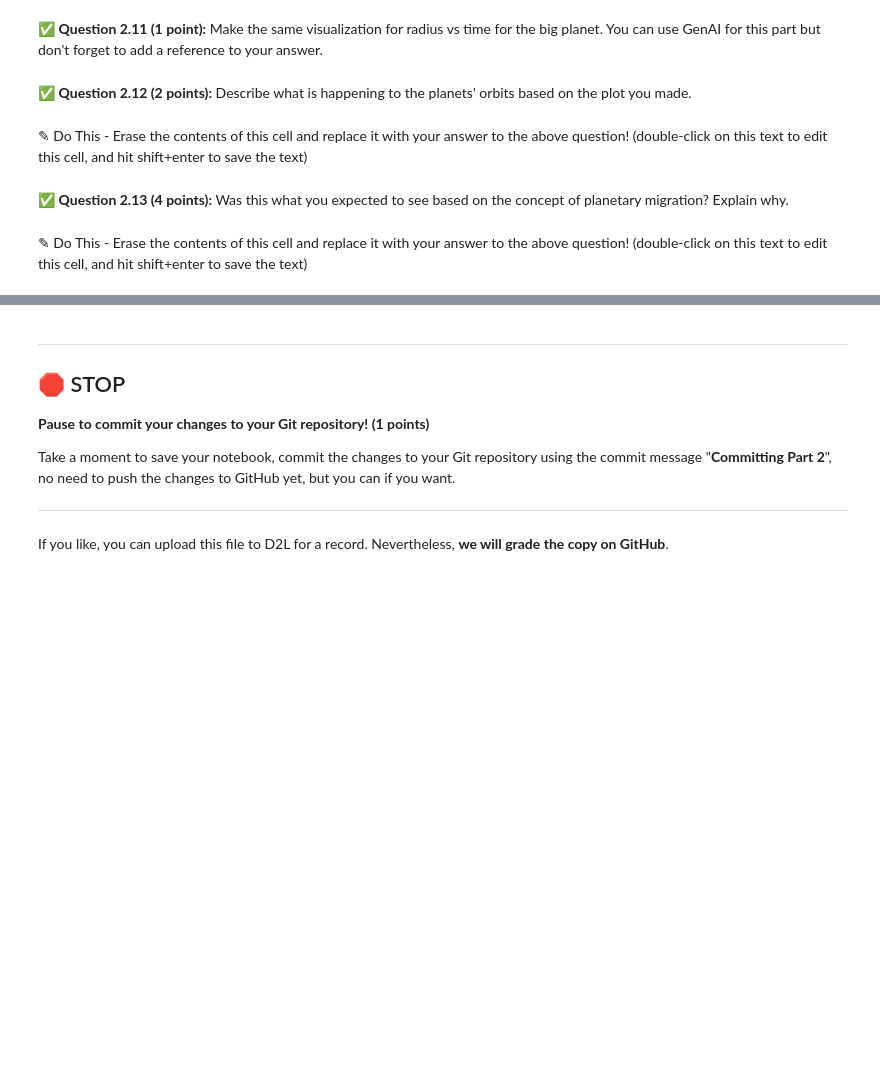
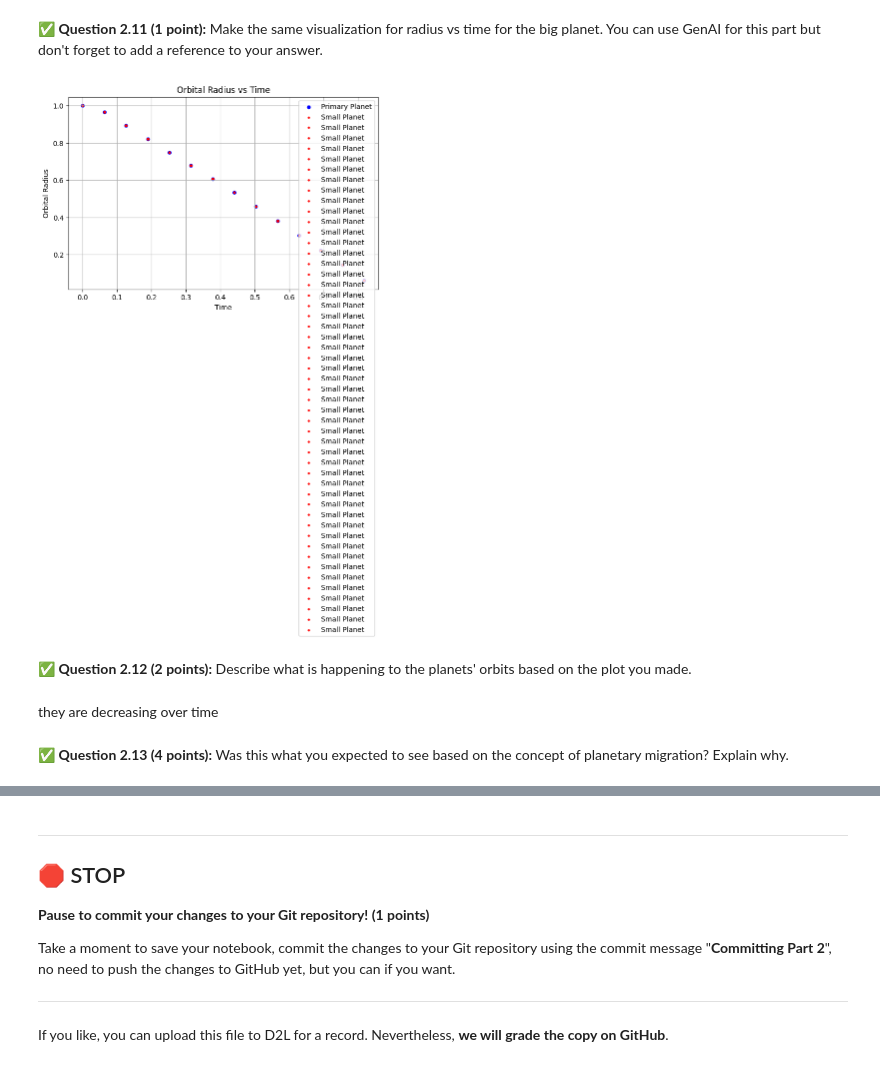
Before and after one commit to abdollahegazy/cmse202-s25-turnin, a Jupyter notebook: hw-02/HW2/HW02_Part1-Orbits-SS25-STUDENT.ipynb, the cells around one changed output, grey strips where cells are left out. Drawn from its saved outputs; the diff is of its cells as text; code cells hidden in the pictures; blank space fills up the shorter version.

```diff
--- a/hw-02/HW2/HW02_Part1-Orbits-SS25-STUDENT.ipynb
+++ b/hw-02/HW2/HW02_Part1-Orbits-SS25-STUDENT.ipynb
@@ -241,9 +241,8 @@ class Planet:
         """
         # here you need to use the equation you found that relates orbital period and radius.
 
-        G = 6.67430e-11  #
-        T = 2 * np.pi * np.sqrt(self.orbital_radius**3 / (G * self.star_mass))
-
+        # G = 6.67430e-11  #
+        T = 2 * np.pi * np.sqrt(self.orbital_radius**3 / (self.star_mass))
         return T
 # %%
 #test your code by running this cell
@@ -483,3 +592,19 @@ class System:
+# %%
+#your code here
+star_mass = 400
+
+# Primary planet (Jupiter-like)
+primary_planet = Planet(mass=150, radius=1, star_mass=star_mass)
+
+# Create 50 small planets between 0.01 and 0.7 radii
+small_planets = [Planet(mass=0.1, radius=r, star_mass=star_mass) for r in np.linspace(0.01, 0.7, 50)]
+
+# Combine primary planet and small planets into a system
+planets = [primary_planet] + small_planets
+system = System(star_mass, planets)
+
+# Run simulation for time = 10
+system.evolve(time=10)
 # %% [markdown]
 ### Visualization
 # %% [markdown]
@@ -489,8 +612,30 @@ class System:
+# %%
+#your code here
+
+time, radius = zip(*system.plot_positions)
+
+# Plot orbital radius vs time
+plt.figure(figsize=(8, 5))
+plt.scatter(time, radius, label="Primary Planet", color="blue", s=20)
+
+# Plot small planets
+for planet in small_planets:
+    radii = [pos[1] for pos in system.plot_positions]
+    plt.scatter(time, radii, label="Small Planet", color="red", s=5)
+
+plt.title("Orbital Radius vs Time")
+plt.xlabel("Time")
+plt.ylabel("Orbital Radius")
+plt.legend()
+plt.grid(True)
+plt.show()
+
+##THIS WAS MADE USING CHATGPT
+# %% [output]
+[figure, added]
 # %% [markdown]
 ✅ **Question 2.12 (2 points):** Describe what is happening to the planets' orbits based on the plot you made.
-# %% [markdown]
-✎ Do This - Erase the contents of this cell and replace it with your answer to the above question! (double-click on this text to edit this cell, and hit shift+enter to save the text)
+# %% [markdown]
+they are decreasing over time
 # %% [markdown]
 ✅ **Question 2.13 (4 points):** Was this what you expected to see based on the concept of planetary migration? Explain why.
-# %% [markdown]
-✎ Do This - Erase the contents of this cell and replace it with your answer to the above question! (double-click on this text to edit this cell, and hit shift+enter to save the text)
```
Also changed, not shown: parts of 26 cells of this notebook.
